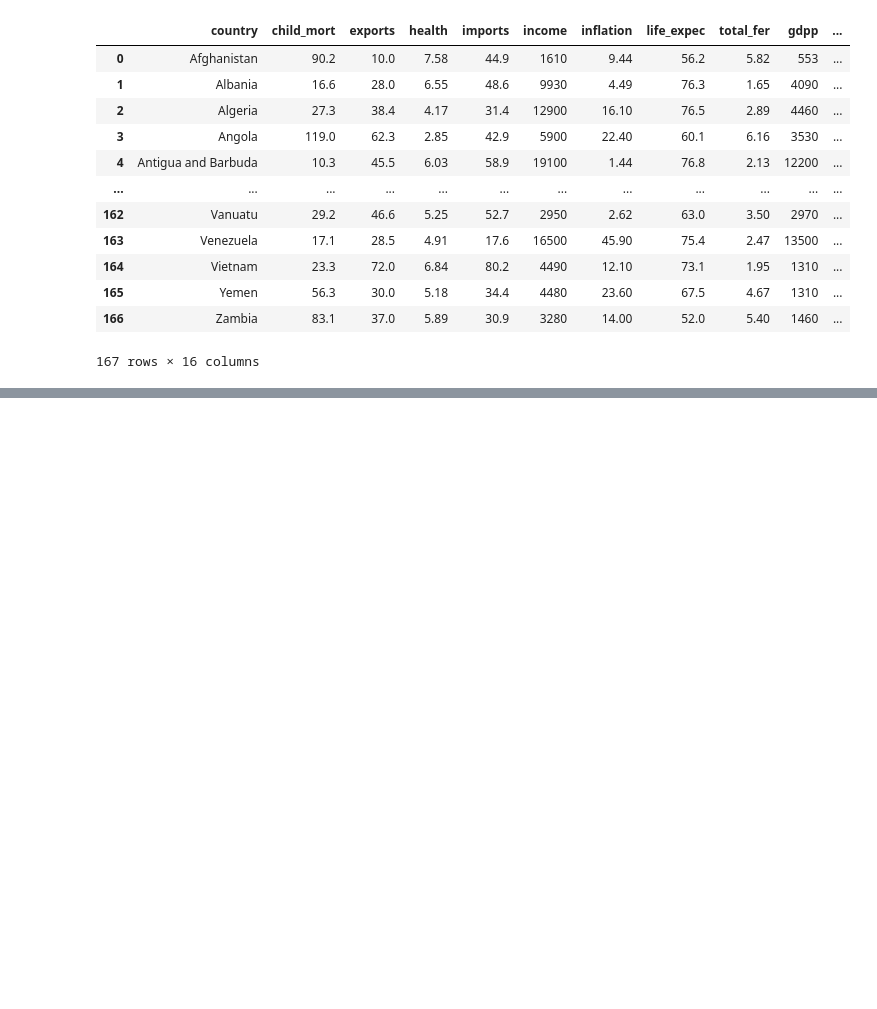
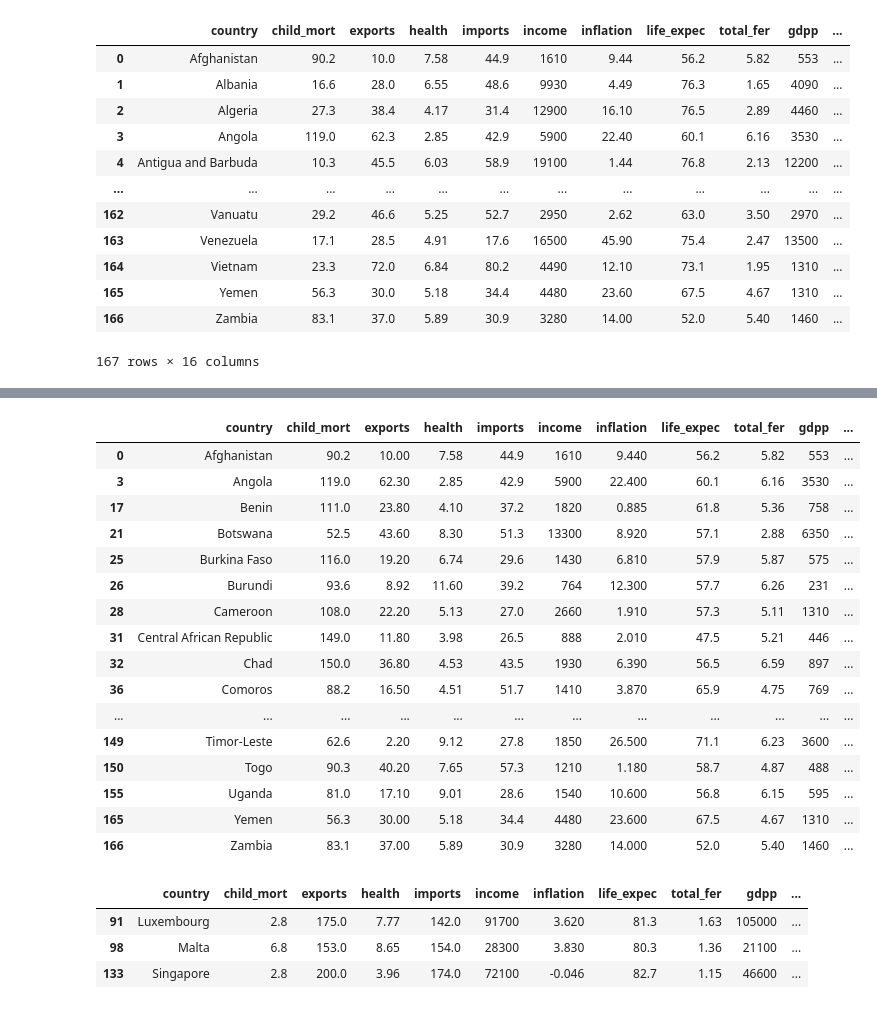
Before and after one commit to electrojam/Curso-de-Clustering-con-Python-y-scikit-learn, a Jupyter notebook: proyecto_countries_clustering.ipynb, the cells around one changed output, grey strips where cells are left out. Drawn from its saved outputs; the diff is of its cells as text; code cells hidden in the pictures; blank space fills up the shorter version.

```diff
--- a/proyecto_countries_clustering.ipynb
+++ b/proyecto_countries_clustering.ipynb
@@ -526,0 +575,29 @@ df_country
+# %%
+# Analizamos el df de cada cluster, cambiando el valor == 0, 1, 2, 3
+df_country[df_country['k_means_pca']==1]
+# %% [output]
+|  | country | child_mort | exports | health | imports | income | inflation | life_expec | total_fer | gdpp | ... |
+| 0 | Afghanistan | 90.2 | 10.00 | 7.58 | 44.9 | 1610 | 9.440 | 56.2 | 5.82 | 553 | ... |
+| 3 | Angola | 119.0 | 62.30 | 2.85 | 42.9 | 5900 | 22.400 | 60.1 | 6.16 | 3530 | ... |
+| 17 | Benin | 111.0 | 23.80 | 4.10 | 37.2 | 1820 | 0.885 | 61.8 | 5.36 | 758 | ... |
+| 21 | Botswana | 52.5 | 43.60 | 8.30 | 51.3 | 13300 | 8.920 | 57.1 | 2.88 | 6350 | ... |
+| 25 | Burkina Faso | 116.0 | 19.20 | 6.74 | 29.6 | 1430 | 6.810 | 57.9 | 5.87 | 575 | ... |
+| 26 | Burundi | 93.6 | 8.92 | 11.60 | 39.2 | 764 | 12.300 | 57.7 | 6.26 | 231 | ... |
+| 28 | Cameroon | 108.0 | 22.20 | 5.13 | 27.0 | 2660 | 1.910 | 57.3 | 5.11 | 1310 | ... |
+| 31 | Central African Republic | 149.0 | 11.80 | 3.98 | 26.5 | 888 | 2.010 | 47.5 | 5.21 | 446 | ... |
+| 32 | Chad | 150.0 | 36.80 | 4.53 | 43.5 | 1930 | 6.390 | 56.5 | 6.59 | 897 | ... |
+| 36 | Comoros | 88.2 | 16.50 | 4.51 | 51.7 | 1410 | 3.870 | 65.9 | 4.75 | 769 | ... |
+| ... | ... | ... | ... | ... | ... | ... | ... | ... | ... | ... | ... |
+| 149 | Timor-Leste | 62.6 | 2.20 | 9.12 | 27.8 | 1850 | 26.500 | 71.1 | 6.23 | 3600 | ... |
+| 150 | Togo | 90.3 | 40.20 | 7.65 | 57.3 | 1210 | 1.180 | 58.7 | 4.87 | 488 | ... |
+| 155 | Uganda | 81.0 | 17.10 | 9.01 | 28.6 | 1540 | 10.600 | 56.8 | 6.15 | 595 | ... |
+| 165 | Yemen | 56.3 | 30.00 | 5.18 | 34.4 | 4480 | 23.600 | 67.5 | 4.67 | 1310 | ... |
+| 166 | Zambia | 83.1 | 37.00 | 5.89 | 30.9 | 3280 | 14.000 | 52.0 | 5.40 | 1460 | ... |
+# %%
+# Analizamos el df de cada cluster, cambiando el valor == 0, 1, 2, 3
+df_country[df_country['k_means_pca']==2]
+# %% [output]
+|  | country | child_mort | exports | health | imports | income | inflation | life_expec | total_fer | gdpp | ... |
+| 91 | Luxembourg | 2.8 | 175.0 | 7.77 | 142.0 | 91700 | 3.620 | 81.3 | 1.63 | 105000 | ... |
+| 98 | Malta | 6.8 | 153.0 | 8.65 | 154.0 | 28300 | 3.830 | 80.3 | 1.36 | 21100 | ... |
+| 133 | Singapore | 2.8 | 200.0 | 3.96 | 174.0 | 72100 | -0.046 | 82.7 | 1.15 | 46600 | ... |
```
Also changed, not shown: parts of 6 cells of this notebook.
